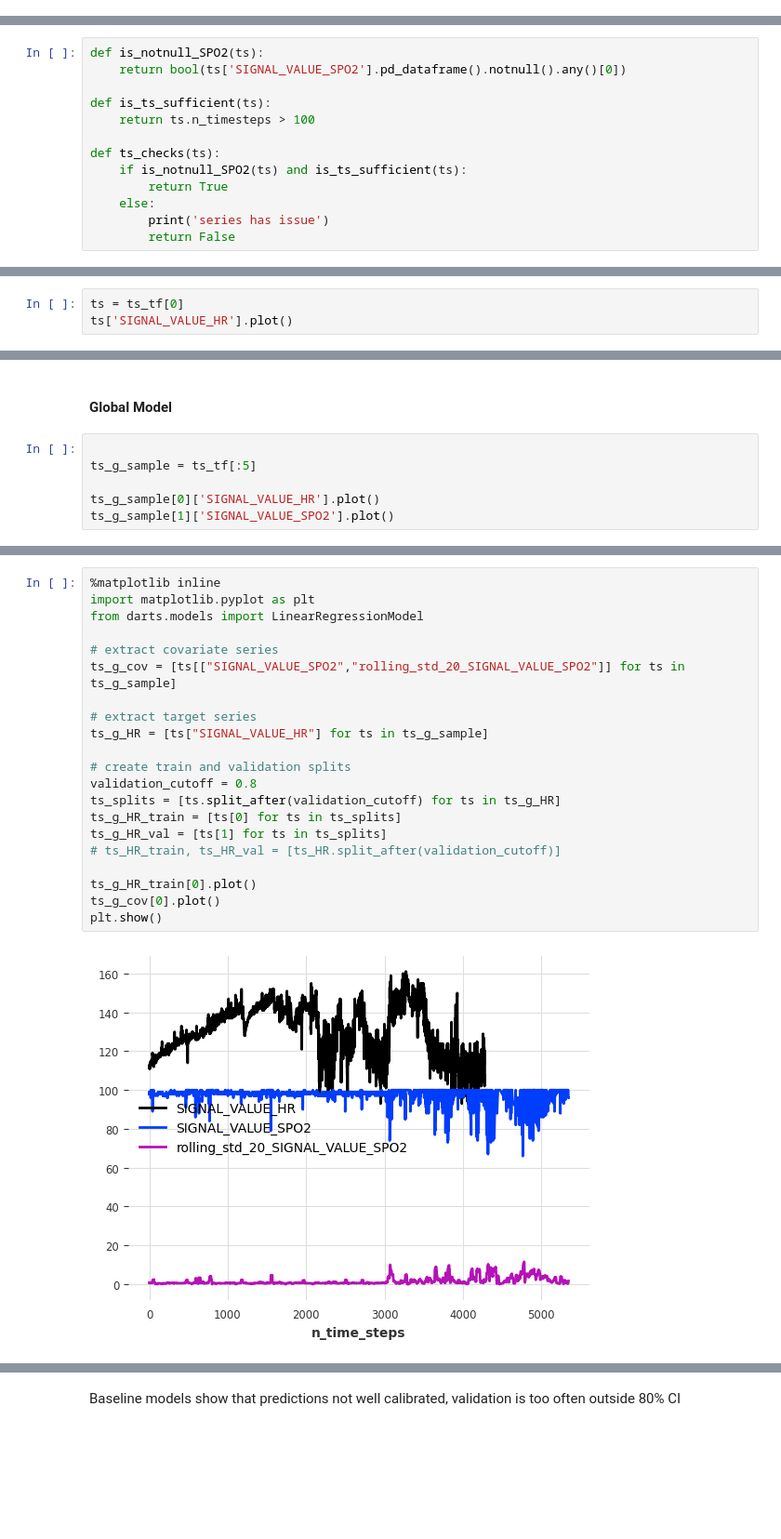
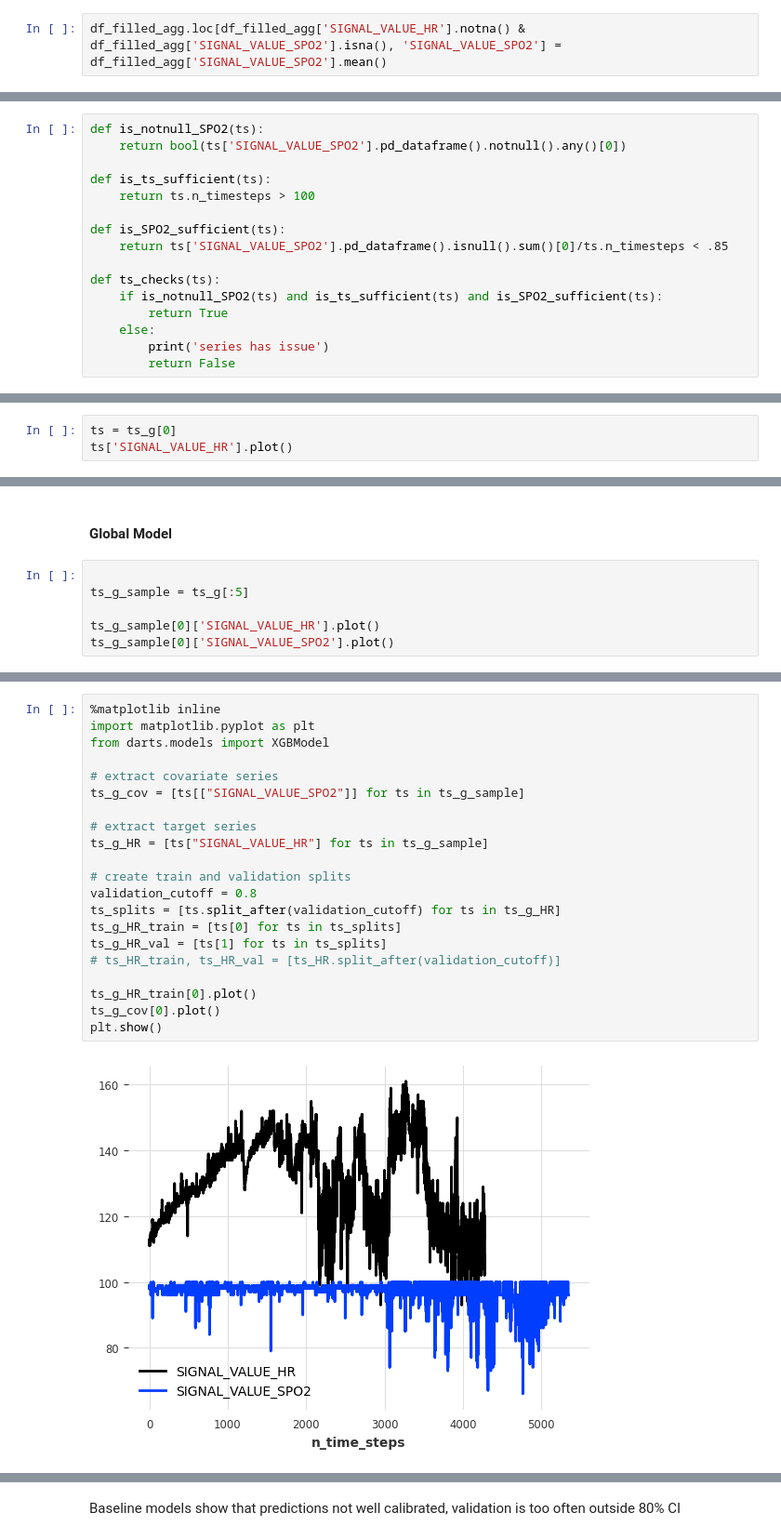
Before and after one commit to dknapp17/ts-dl, a Jupyter notebook: heart-rate-prediction.ipynb, the cells around one changed output, grey strips where cells are left out. Shown at 93% size. Saved outputs shown, nothing was run; the diff lists cells and outputs as text; blank space fills up the shorter version.

```diff
--- a/heart-rate-prediction.ipynb
+++ b/heart-rate-prediction.ipynb
@@ -157,3 +157,5 @@ df_filled['SIGNAL_VALUE_HR'].isna().sum()/df_filled.shape[0]
 # 6% of our records are missing which suggests we have some gaps
 # cases where there are multiple readings within a 30 second window!
 df_filled_agg = df_filled.groupby(['ID','n_time_steps']).agg('mean').reset_index()
+# %%
+df_filled_agg.loc[df_filled_agg['SIGNAL_VALUE_HR'].notna() & df_filled_agg['SIGNAL_VALUE_SPO2'].isna(), 'SIGNAL_VALUE_SPO2'] = df_filled_agg['SIGNAL_VALUE_SPO2'].mean()
@@ -272,8 +310,11 @@ def is_notnull_SPO2(ts):
 def is_ts_sufficient(ts):
     return ts.n_timesteps > 100
 
+def is_SPO2_sufficient(ts):
+    return ts['SIGNAL_VALUE_SPO2'].pd_dataframe().isnull().sum()[0]/ts.n_timesteps < .85
+
 def ts_checks(ts):
-    if is_notnull_SPO2(ts) and is_ts_sufficient(ts):
+    if is_notnull_SPO2(ts) and is_ts_sufficient(ts) and is_SPO2_sufficient(ts):
         return True
     else:
         print('series has issue')
@@ -1046,7 +890,7 @@ df_filled_agg.head()
 # %% [markdown]
 #### Local Model
 # %%
-ts = ts_tf[0]
+ts = ts_g[0]
 ts['SIGNAL_VALUE_HR'].plot()
 # %% [output]
 <Axes: xlabel='n_time_steps'>
@@ -1164,9 +1024,9 @@ plot_residuals_analysis(TimeSeries.from_values(residuals.squeeze()))
 #### Global Model
 # %%
 
-ts_g_sample = ts_tf[:5]
+ts_g_sample = ts_g[:5]
 
 ts_g_sample[0]['SIGNAL_VALUE_HR'].plot()
-ts_g_sample[1]['SIGNAL_VALUE_SPO2'].plot()
+ts_g_sample[0]['SIGNAL_VALUE_SPO2'].plot()
 # %% [output]
 <Axes: xlabel='n_time_steps'>
@@ -1174,24 +1034,24 @@ ts_g_sample[1]['SIGNAL_VALUE_SPO2'].plot()
 # %%
 %matplotlib inline
 import matplotlib.pyplot as plt
-from darts.models import LinearRegressionModel
+from darts.models import XGBModel
 
 # extract covariate series
-ts_g_cov = [ts[["SIGNAL_VALUE_SPO2","rolling_std_20_SIGNAL_VALUE_SPO2"]] for ts in ts_g_sample]
+ts_g_cov = [ts[["SIGNAL_VALUE_SPO2"]] for ts in ts_g_sample]
 
 # extract target series
 ts_g_HR = [ts["SIGNAL_VALUE_HR"] for ts in ts_g_sample]
 
 # create train and validation splits
 validation_cutoff = 0.8
 ts_splits = [ts.split_after(validation_cutoff) for ts in ts_g_HR]
 ts_g_HR_train = [ts[0] for ts in ts_splits]
 ts_g_HR_val = [ts[1] for ts in ts_splits]
 # ts_HR_train, ts_HR_val = [ts_HR.split_after(validation_cutoff)]
 
 ts_g_HR_train[0].plot()
 ts_g_cov[0].plot()
 plt.show()
 # %% [output]
-[figure, old version]
+[figure, new version]
 # %%
```
Also changed, not shown: parts of 72 cells of this notebook.
